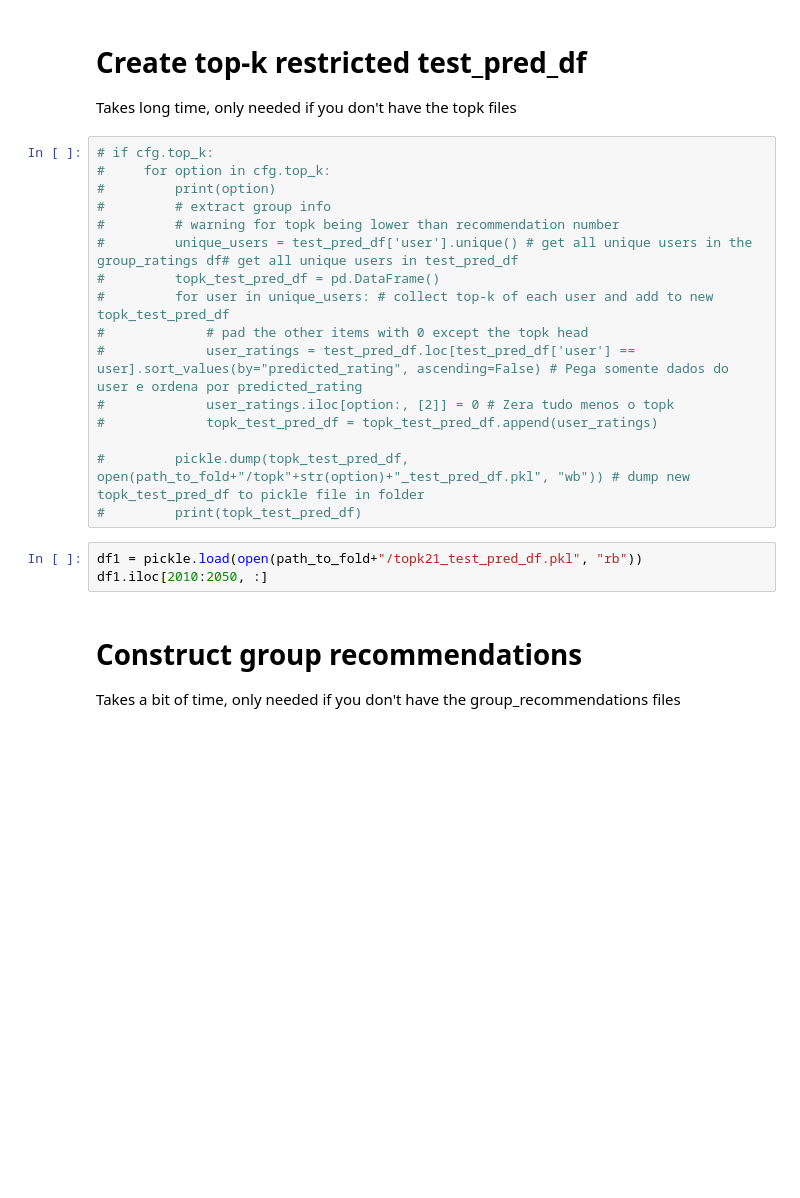
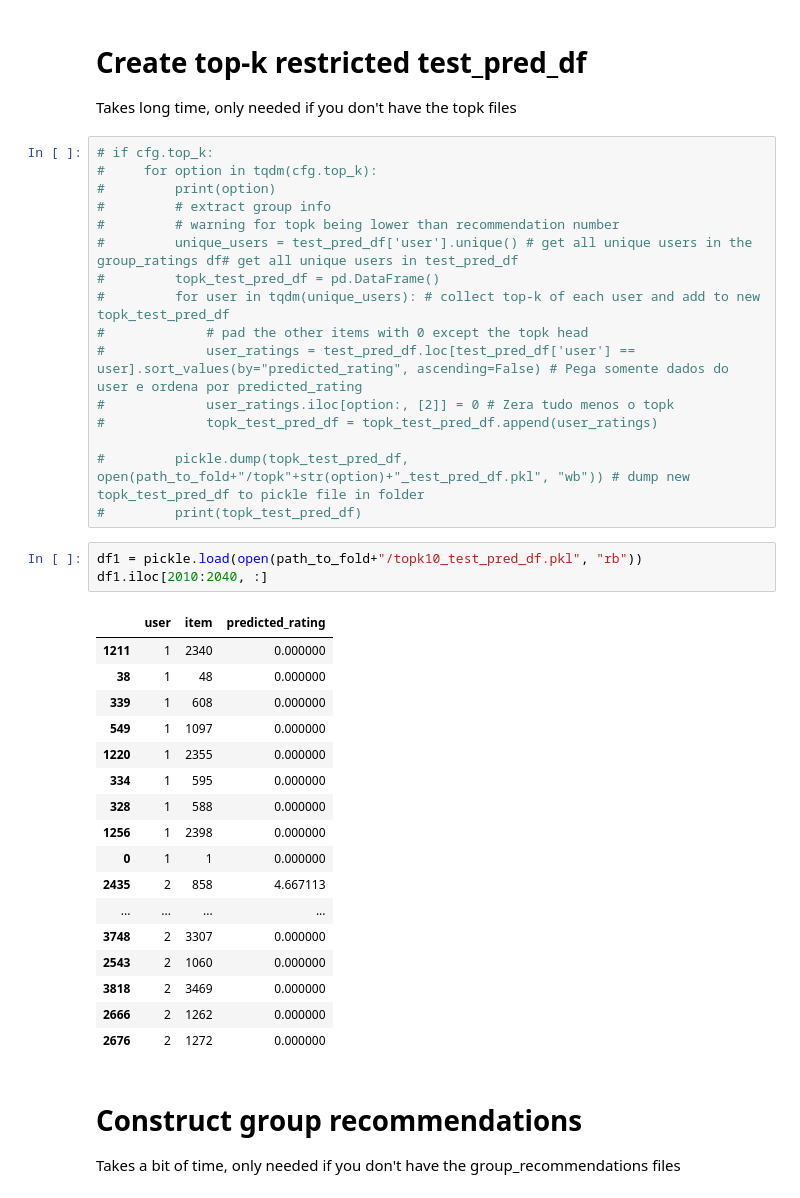
Before and after one commit to barnap/group-recommenders-offline-evaluation, a Jupyter notebook: grs_evaluation_final_ml1m.ipynb, the cells around one changed output. Saved outputs shown, nothing was run; the diff lists cells and outputs as text; blank space fills up the shorter version.

```diff
--- a/grs_evaluation_final_ml1m.ipynb
+++ b/grs_evaluation_final_ml1m.ipynb
@@ -138,13 +139,13 @@ test_pred_df
 Takes long time, only needed if you don't have the topk files
 # %%
 # if cfg.top_k:
-#     for option in cfg.top_k:
+#     for option in tqdm(cfg.top_k):
 #         print(option)
 #         # extract group info
 #         # warning for topk being lower than recommendation number
 #         unique_users = test_pred_df['user'].unique() # get all unique users in the group_ratings df# get all unique users in test_pred_df
 #         topk_test_pred_df = pd.DataFrame()
-#         for user in unique_users: # collect top-k of each user and add to new topk_test_pred_df
+#         for user in tqdm(unique_users): # collect top-k of each user and add to new topk_test_pred_df
 #             # pad the other items with 0 except the topk head
 #             user_ratings = test_pred_df.loc[test_pred_df['user'] == user].sort_values(by="predicted_rating", ascending=False) # Pega somente dados do user e ordena por predicted_rating
 #             user_ratings.iloc[option:, [2]] = 0 # Zera tudo menos o topk
@@ -153,8 +154,26 @@ Takes long time, only needed if you don't have the topk files
 #         pickle.dump(topk_test_pred_df, open(path_to_fold+"/topk"+str(option)+"_test_pred_df.pkl", "wb")) # dump new topk_test_pred_df to pickle file in folder
 #         print(topk_test_pred_df)
 # %%
-df1 = pickle.load(open(path_to_fold+"/topk21_test_pred_df.pkl", "rb"))
-df1.iloc[2010:2050, :]
+df1 = pickle.load(open(path_to_fold+"/topk10_test_pred_df.pkl", "rb"))
+df1.iloc[2010:2040, :]
+# %% [output]
+|  | user | item | predicted_rating |
+| 1211 | 1 | 2340 | 0.000000 |
+| 38 | 1 | 48 | 0.000000 |
+| 339 | 1 | 608 | 0.000000 |
+| 549 | 1 | 1097 | 0.000000 |
+| 1220 | 1 | 2355 | 0.000000 |
+| 334 | 1 | 595 | 0.000000 |
+| 328 | 1 | 588 | 0.000000 |
+| 1256 | 1 | 2398 | 0.000000 |
+| 0 | 1 | 1 | 0.000000 |
+| 2435 | 2 | 858 | 4.667113 |
+| ... | ... | ... | ... |
+| 3748 | 2 | 3307 | 0.000000 |
+| 2543 | 2 | 1060 | 0.000000 |
+| 3818 | 2 | 3469 | 0.000000 |
+| 2666 | 2 | 1262 | 0.000000 |
+| 2676 | 2 | 1272 | 0.000000 |
 # %% [markdown]
 # Construct group recommendations
 Takes a bit of time, only needed if you don't have the group_recommendations files
```
Also changed, not shown: parts of 11 cells of this notebook.
